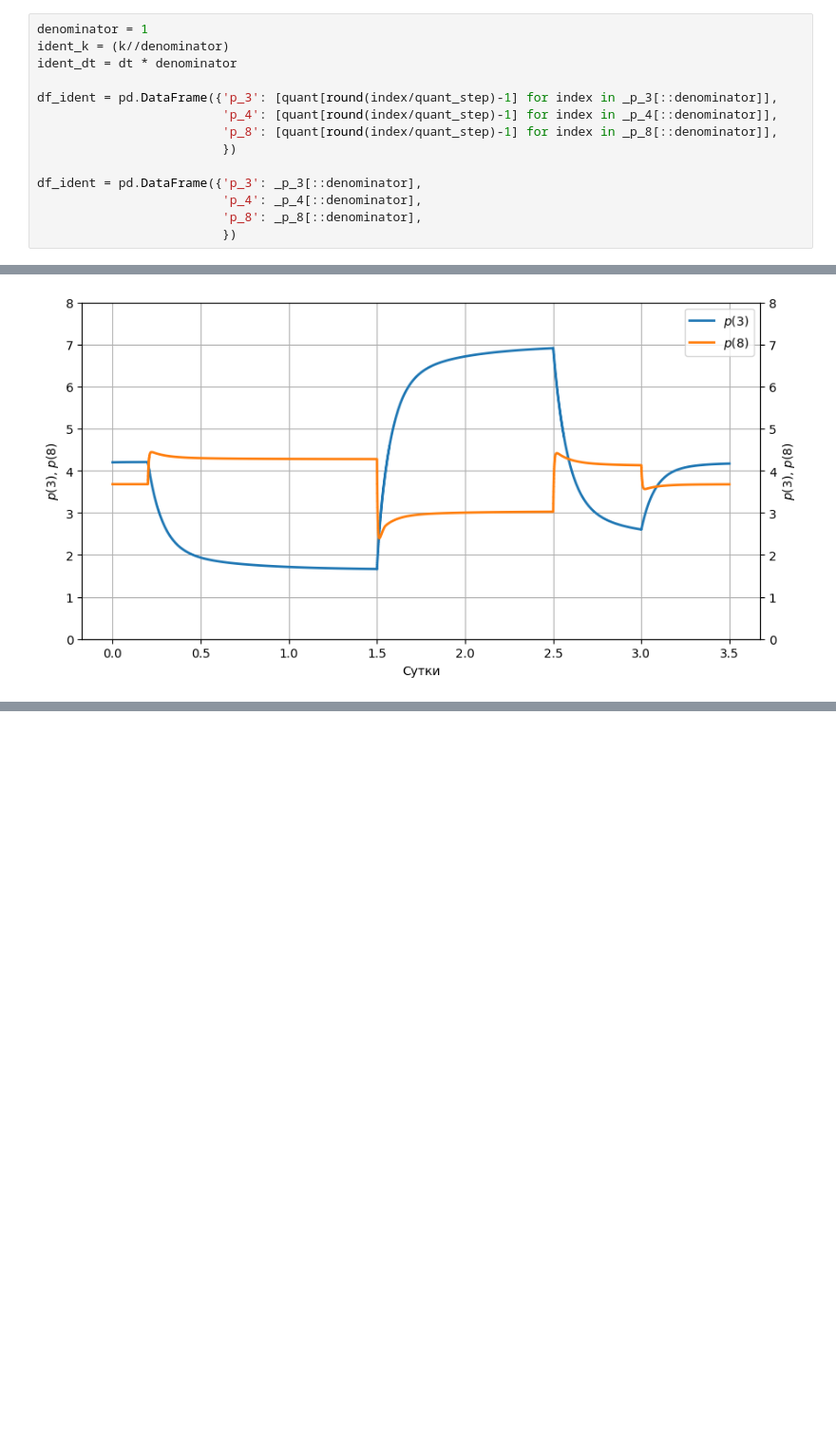
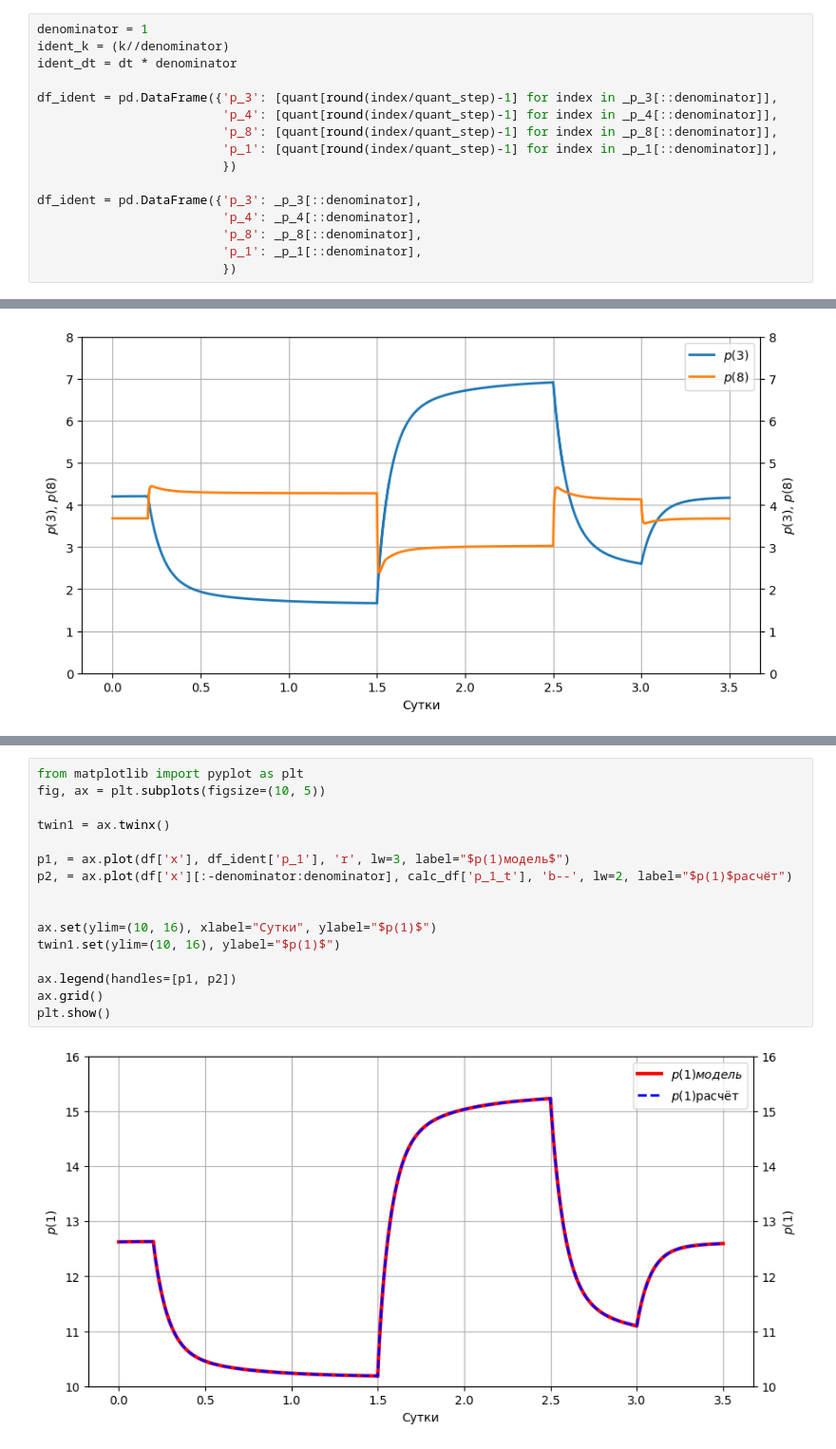
Before and after one commit to IANovoselov/well, a Jupyter notebook: well.ipynb, the cells around one changed output, grey strips where cells are left out. Shown at 95% size. Saved outputs shown, nothing was run; the diff lists cells and outputs as text; blank space fills up the shorter version.

```diff
--- a/well.ipynb
+++ b/well.ipynb
@@ -377,11 +377,13 @@ ident_dt = dt * denominator
 df_ident = pd.DataFrame({'p_3': [quant[round(index/quant_step)-1] for index in _p_3[::denominator]],
                          'p_4': [quant[round(index/quant_step)-1] for index in _p_4[::denominator]],
                          'p_8': [quant[round(index/quant_step)-1] for index in _p_8[::denominator]],
+                         'p_1': [quant[round(index/quant_step)-1] for index in _p_1[::denominator]],
                          })
 
 df_ident = pd.DataFrame({'p_3': _p_3[::denominator],
                          'p_4': _p_4[::denominator],
                          'p_8': _p_8[::denominator],
+                         'p_1': _p_1[::denominator],
                          })
 # %%
 # Идентификация через производные
@@ -637,0 +652,18 @@ calc_df = pd.DataFrame({'q_N': calc_q_N.values, 'q': calc_q.values, '_q': calc__
+# %%
+from matplotlib import pyplot as plt
+fig, ax = plt.subplots(figsize=(10, 5))
+
+twin1 = ax.twinx()
+
+p1, = ax.plot(df['x'], df_ident['p_1'], 'r', lw=3, label="$p(1)модель$")
+p2, = ax.plot(df['x'][:-denominator:denominator], calc_df['p_1_t'], 'b--', lw=2, label="$p(1)$расчёт")
+
+
+ax.set(ylim=(10, 16), xlabel="Сутки", ylabel="$p(1)$")
+twin1.set(ylim=(10, 16), ylabel="$p(1)$")
+
+ax.legend(handles=[p1, p2])
+ax.grid()
+plt.show()
+# %% [output]
+[figure, added]
```
Also changed, not shown: parts of 5 cells of this notebook.
